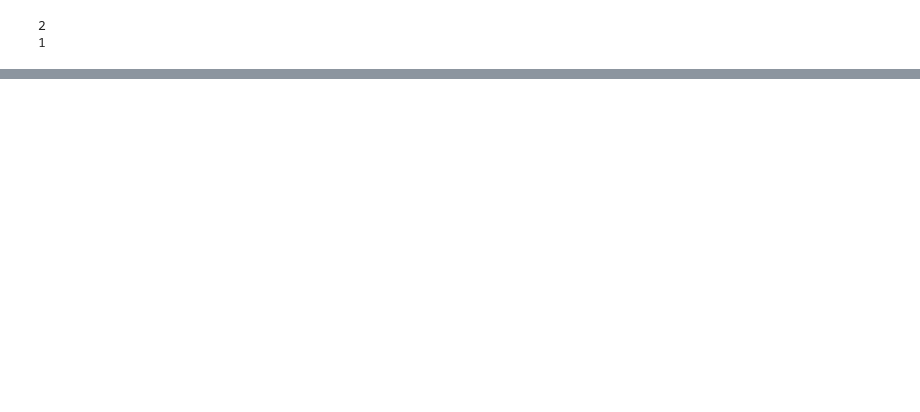
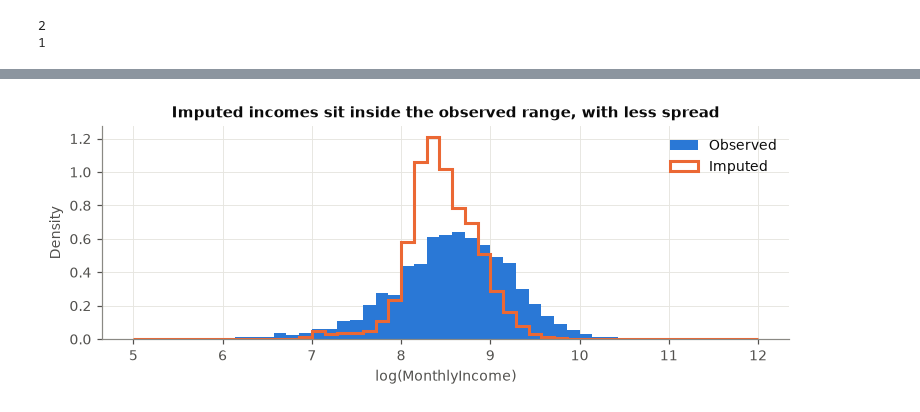
Before and after one commit to michudud04/IDSS-German-Credit-Score, a Jupyter notebook: notebooks/EDA.ipynb, the cells around one changed output, grey strips where cells are left out. Saved outputs shown, nothing was run; the diff lists cells and outputs as text; code cells hidden in the pictures; blank space fills up the shorter version.

```diff
--- a/notebooks/EDA.ipynb
+++ b/notebooks/EDA.ipynb
@@ -46,0 +501,4 @@ print((credit["age"]<18).sum())
+# %%
+train, test = train_test_split(clean, test_size=0.20, stratify=clean[TARGET], random_state=RANDOM_STATE)
+print(f"train {train.shape}, default rate {train[TARGET].mean():.3%}")
+print(f"test  {test.shape}, default rate {test[TARGET].mean():.3%}")
@@ -46,0 +869,14 @@ print((credit["age"]<18).sum())
+# %%
+fig, ax = plt.subplots(figsize=(7, 2.8))
+bins = np.linspace(5, 12, 50)
+ax.hist(np.log(train["MonthlyIncome"].dropna()), bins=bins, density=True, color=COLOR_NO_DEFAULT, label="Observed")
+ax.hist(np.log(train_imp.loc[train["IncomeMissing"] == 1, "MonthlyIncome"]), bins=bins, density=True,
+        histtype="step", linewidth=2, color=COLOR_DEFAULT, label="Imputed")
+ax.set_xlabel("log(MonthlyIncome)")
+ax.set_ylabel("Density")
+ax.set_title("Imputed incomes sit inside the observed range, with less spread")
+ax.legend(frameon=False)
+fig.tight_layout()
+plt.show()
+# %% [output]
+[figure, added]
```
Also changed, not shown: parts of 68 cells of this notebook, 2 other files.
